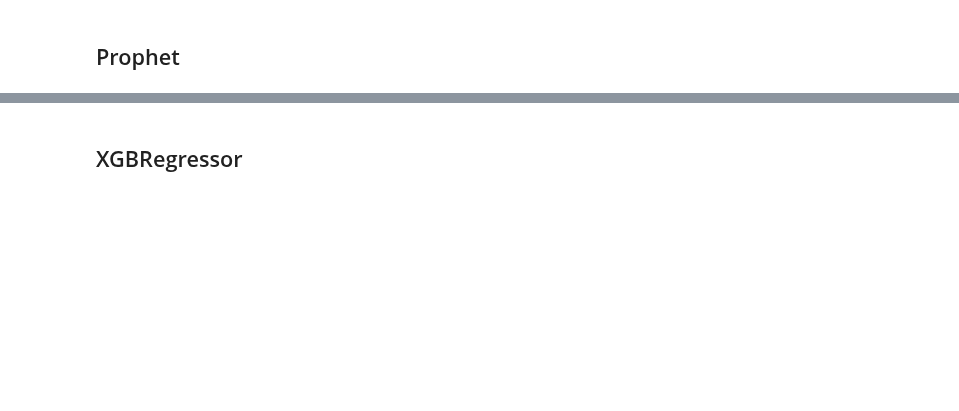
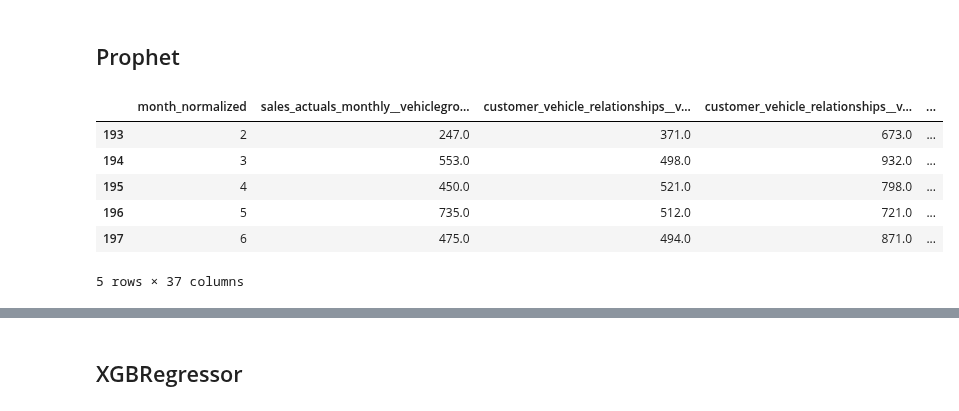
Before and after one commit to zuivu/porsche-forecast-sale, a Jupyter notebook: 24-01-31 Prediction.ipynb, the cells around one changed output, grey strips where cells are left out. Drawn from its saved outputs; the diff is of its cells as text; code cells hidden in the pictures; blank space fills up the shorter version.

```diff
--- a/24-01-31 Prediction.ipynb
+++ b/24-01-31 Prediction.ipynb
@@ -13,0 +37,2 @@ import xgboost
+# %%
+internal_data = internal_data.drop(["Unnamed: 0", "month", "countryname",  "premises__vehiclegroup01__in_sales_fill_zero", "premises__vehiclegroup01__flag_production_start_interpolated_linear", "premises__vehiclegroup01__flag_production_start_fill_zero", "premises__vehiclegroup01__in_production_interpolated_linear", "premises__vehiclegroup01__in_production_fill_zero", "quota__vehiclegroup01__aq_interpolated_linear", "quota__vehiclegroup01__aq_fill_zero"], axis = 1)
@@ -13,0 +45,5 @@ import xgboost
+# %%
+#Splitting into target/feature data
+y = internal_data.loc[:, "sales_actuals_monthly__vehiclegroup01__orderintake"]
+X_internal = internal_data.drop("sales_actuals_monthly__vehiclegroup01__orderintake", axis = 1)
+X_external = external_data
@@ -30,3 +78,17 @@ train_pro['ds'] = pd.to_datetime(train_pro['ds'].apply(lambda x: pd.DateOffset(m
+# %%
+X_pro_train = X_pro.iloc[:180, :]
+X_pro_test = X_pro.iloc[180:, :]
+X_pro.shape
+
+X_pro_test.tail()
+# %% [output]
+|  | month_normalized | sales_actuals_monthly__vehiclegro... | customer_vehicle_relationships__v... | customer_vehicle_relationships__v... | ... |
+| 193 | 2 | 247.0 | 371.0 | 673.0 | ... |
+| 194 | 3 | 553.0 | 498.0 | 932.0 | ... |
+| 195 | 4 | 450.0 | 521.0 | 798.0 | ... |
+| 196 | 5 | 735.0 | 512.0 | 721.0 | ... |
+| 197 | 6 | 475.0 | 494.0 | 871.0 | ... |
+5 rows × 37 columns
 # %%
 m = Prophet()
 
```
Also changed, not shown: parts of 24 cells of this notebook.
